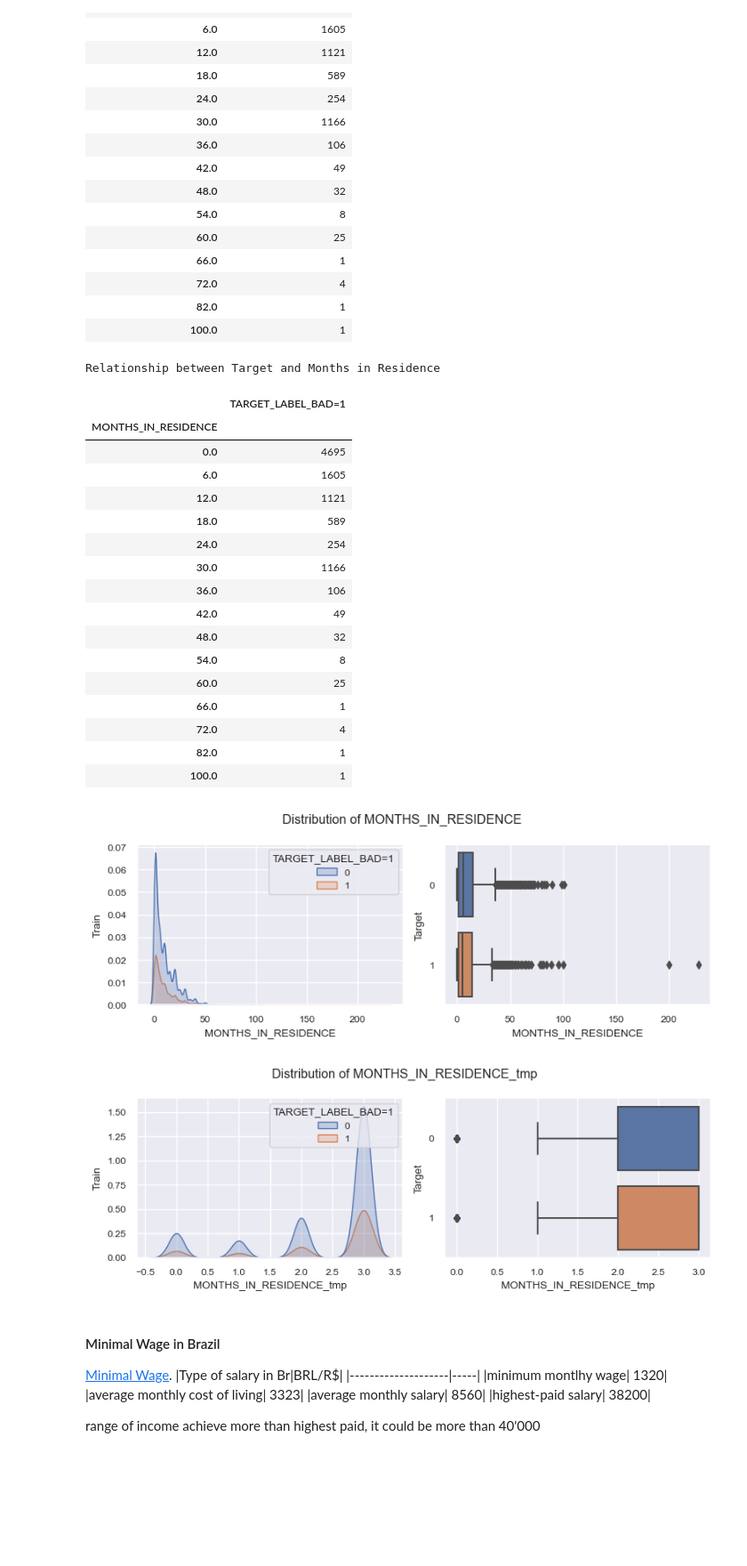
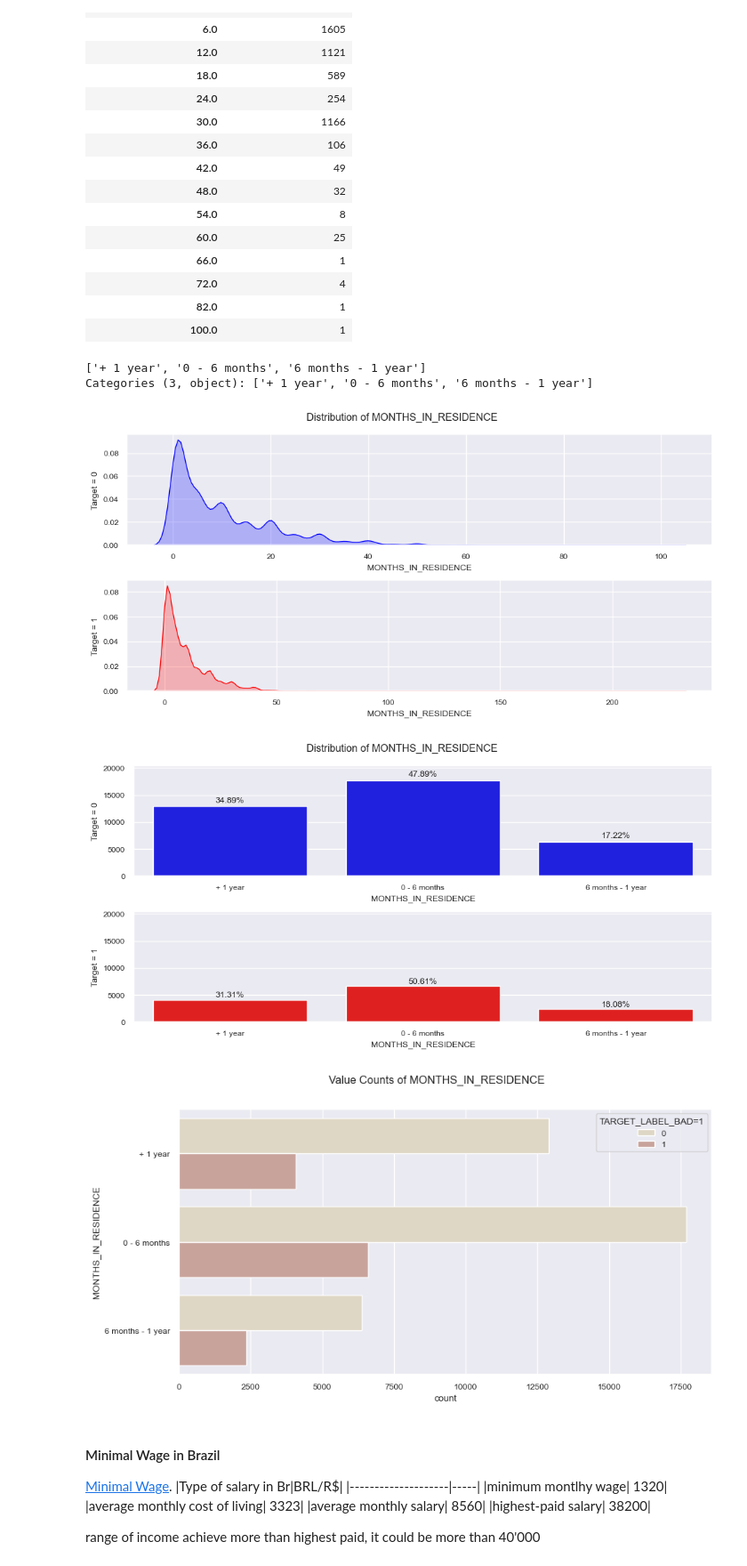
Before and after one commit to tutecode/credit-risk-analysis, a Jupyter notebook: src/notebooks/eda_ml_model_dev_v0.ipynb, the cells around one changed output. Shown at 89% size. Drawn from its saved outputs; the diff is of its cells as text; code cells hidden in the pictures; blank space fills up the shorter version.

```diff
--- a/src/notebooks/eda_ml_model_dev_v0.ipynb
+++ b/src/notebooks/eda_ml_model_dev_v0.ipynb
@@ -484,48 +451,19 @@ Relationship between Target and Months in Residence
 | 72.0 | 4 |
 | 82.0 | 1 |
 | 100.0 | 1 |
-# %%
-# 'MONTHS_IN_RESIDENCE': looking for a relationship between target and this column divided every 6 months
-print("Relationship between Target and Months in Residence")
-app_train_cop[["TARGET_LABEL_BAD=1", "MONTHS_IN_RESIDENCE"]].groupby(["MONTHS_IN_RESIDENCE"]).count()[::6]
-# %% [output]
-Relationship between Target and Months in Residence
-|  | TARGET_LABEL_BAD=1 |
-| MONTHS_IN_RESIDENCE |  |
-| 0.0 | 4695 |
-| 6.0 | 1605 |
-| 12.0 | 1121 |
-| 18.0 | 589 |
-| 24.0 | 254 |
-| 30.0 | 1166 |
-| 36.0 | 106 |
-| 42.0 | 49 |
-| 48.0 | 32 |
-| 54.0 | 8 |
-| 60.0 | 25 |
-| 66.0 | 1 |
-| 72.0 | 4 |
-| 82.0 | 1 |
-| 100.0 | 1 |
-# %%
-# 'MONTHS_IN_RESIDENCE': changed to numerical value for scalar dependency
-curr_col_name = "MONTHS_IN_RESIDENCE"
-tmp_col = curr_col_name + "_tmp"
-
-# before cleaning
-plot.plotting_distribution(curr_col_name, app_train_cop, target_col)
-
-
-# {0:+3year, 1:3years, 2:2years, 3:-1year}
-app_train_cop[tmp_col] = np.where(app_train_cop[curr_col_name] <= 12, 3,
-        np.where(app_train_cop[curr_col_name] <= 24, 2,
-        np.where(app_train_cop[curr_col_name] <= 36, 1, 0))
-)
-
-plot.plotting_distribution(tmp_col, app_train_cop, target_col)
-# %% [output]
-[figure, removed]
-[figure, removed]
+# %%
+print(app_train_cop['MONTHS_IN_RESIDENCE'].unique())
+# %% [output]
+['+ 1 year', '0 - 6 months', '6 months - 1 year']
+Categories (3, object): ['+ 1 year', '0 - 6 months', '6 months - 1 year']
+# %%
+plot.plotting_distribution_kde(app_train, "MONTHS_IN_RESIDENCE") # before cleaning
+plot.plotting_distribution_bar(app_train_cop, "MONTHS_IN_RESIDENCE") # before cleaning
+plot.plot_value_counts(app_train_cop, "MONTHS_IN_RESIDENCE")
+# %% [output]
+[figure, added]
+[figure, added]
+[figure, added]
 # %% [markdown]
 #### Minimal Wage in Brazil
 [Minimal Wage](https://www.remoti.io/blog/average-salary-in-brazil#:~:text=Minimum%20Wage,around%201.67%20USD%20per%20hour.).
```
Also changed, not shown: parts of 26 cells of this notebook, 3 other files.
